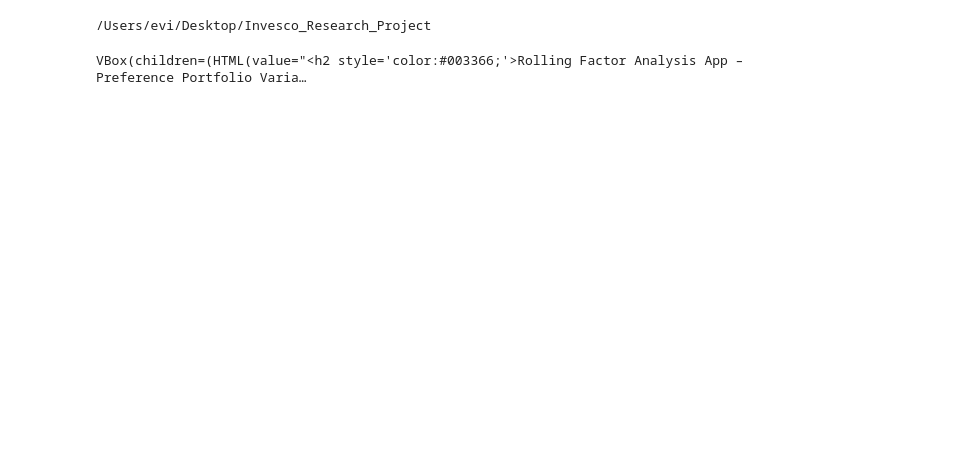
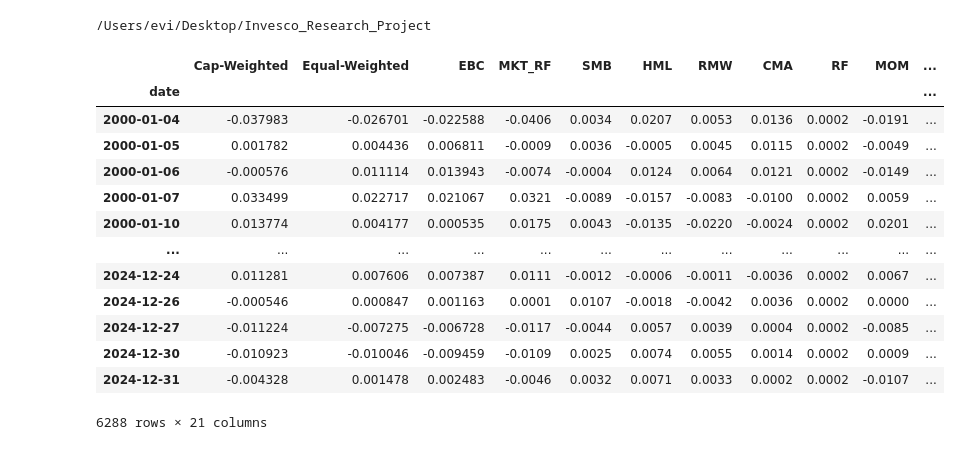
Before and after one commit to eviprous/Invesco_Research_Project, a Jupyter notebook: notebooks/Factors_Regressions_App.ipynb, the cells around one changed output. Cells and saved outputs as stored; diff of their text form; code cells hidden in the pictures; blank space fills up the shorter version.

```diff
--- a/notebooks/Factors_Regressions_App.ipynb
+++ b/notebooks/Factors_Regressions_App.ipynb
@@ -445,33 +502,17 @@ def wrapped_plot_rolling(button=None):  # optional param for button click
-# %%
-import ipywidgets as widgets
-from IPython.display import display
-from ipywidgets import VBox
-
-# Bind the run button
-run_button.on_click(wrapped_plot_rolling)
-
-ui = VBox([
-    HBox([Label("Factors:"), VBox(factor_checkboxes)]),
-    HBox([Label("Summary Columns:"), VBox(metric_checkboxes)]),
-    y_selector,
-    frequency_selector,
-    compare_to_market_checkbox,
-    show_fitted_GARCH_checkbox,
-    window_slider,
-    run_button,
-    output_area
-])
-
-title_html = widgets.HTML(
-    "<h2 style='color:#003366;'>Rolling Factor Analysis App – Preference Portfolio Variants</h2>"
-)
-
-instructions_html = widgets.HTML("""
-<p><b>Instructions:</b> Select a portfolio (e.g., Cap-weighted, Equal-weighted, or a preference variant),
-choose the factors to include, set the rolling window, and click <b>Run</b> to generate plots and summary statistics.</p>
-<p>Explore alpha, beta exposures, Sortino ratio, and R² over time.</p>
-""")
-
-display(VBox([title_html, instructions_html, ui]))
-# %% [output]
-VBox(children=(HTML(value="<h2 style='color:#003366;'>Rolling Factor Analysis App – Preference Portfolio Varia…
+# %%
+df_daily
+# %% [output]
+|  | Cap-Weighted | Equal-Weighted | EBC | MKT_RF | SMB | HML | RMW | CMA | RF | MOM | ... |
+| date |  |  |  |  |  |  |  |  |  |  | ... |
+| 2000-01-04 | -0.037983 | -0.026701 | -0.022588 | -0.0406 | 0.0034 | 0.0207 | 0.0053 | 0.0136 | 0.0002 | -0.0191 | ... |
+| 2000-01-05 | 0.001782 | 0.004436 | 0.006811 | -0.0009 | 0.0036 | -0.0005 | 0.0045 | 0.0115 | 0.0002 | -0.0049 | ... |
+| 2000-01-06 | -0.000576 | 0.011114 | 0.013943 | -0.0074 | -0.0004 | 0.0124 | 0.0064 | 0.0121 | 0.0002 | -0.0149 | ... |
+| 2000-01-07 | 0.033499 | 0.022717 | 0.021067 | 0.0321 | -0.0089 | -0.0157 | -0.0083 | -0.0100 | 0.0002 | 0.0059 | ... |
+| 2000-01-10 | 0.013774 | 0.004177 | 0.000535 | 0.0175 | 0.0043 | -0.0135 | -0.0220 | -0.0024 | 0.0002 | 0.0201 | ... |
+| ... | ... | ... | ... | ... | ... | ... | ... | ... | ... | ... | ... |
+| 2024-12-24 | 0.011281 | 0.007606 | 0.007387 | 0.0111 | -0.0012 | -0.0006 | -0.0011 | -0.0036 | 0.0002 | 0.0067 | ... |
+| 2024-12-26 | -0.000546 | 0.000847 | 0.001163 | 0.0001 | 0.0107 | -0.0018 | -0.0042 | 0.0036 | 0.0002 | 0.0000 | ... |
+| 2024-12-27 | -0.011224 | -0.007275 | -0.006728 | -0.0117 | -0.0044 | 0.0057 | 0.0039 | 0.0004 | 0.0002 | -0.0085 | ... |
+| 2024-12-30 | -0.010923 | -0.010046 | -0.009459 | -0.0109 | 0.0025 | 0.0074 | 0.0055 | 0.0014 | 0.0002 | 0.0009 | ... |
+| 2024-12-31 | -0.004328 | 0.001478 | 0.002483 | -0.0046 | 0.0032 | 0.0071 | 0.0033 | 0.0002 | 0.0002 | -0.0107 | ... |
+6288 rows × 21 columns
```
Also changed, not shown: parts of 26 cells of this notebook, 14 other files.
